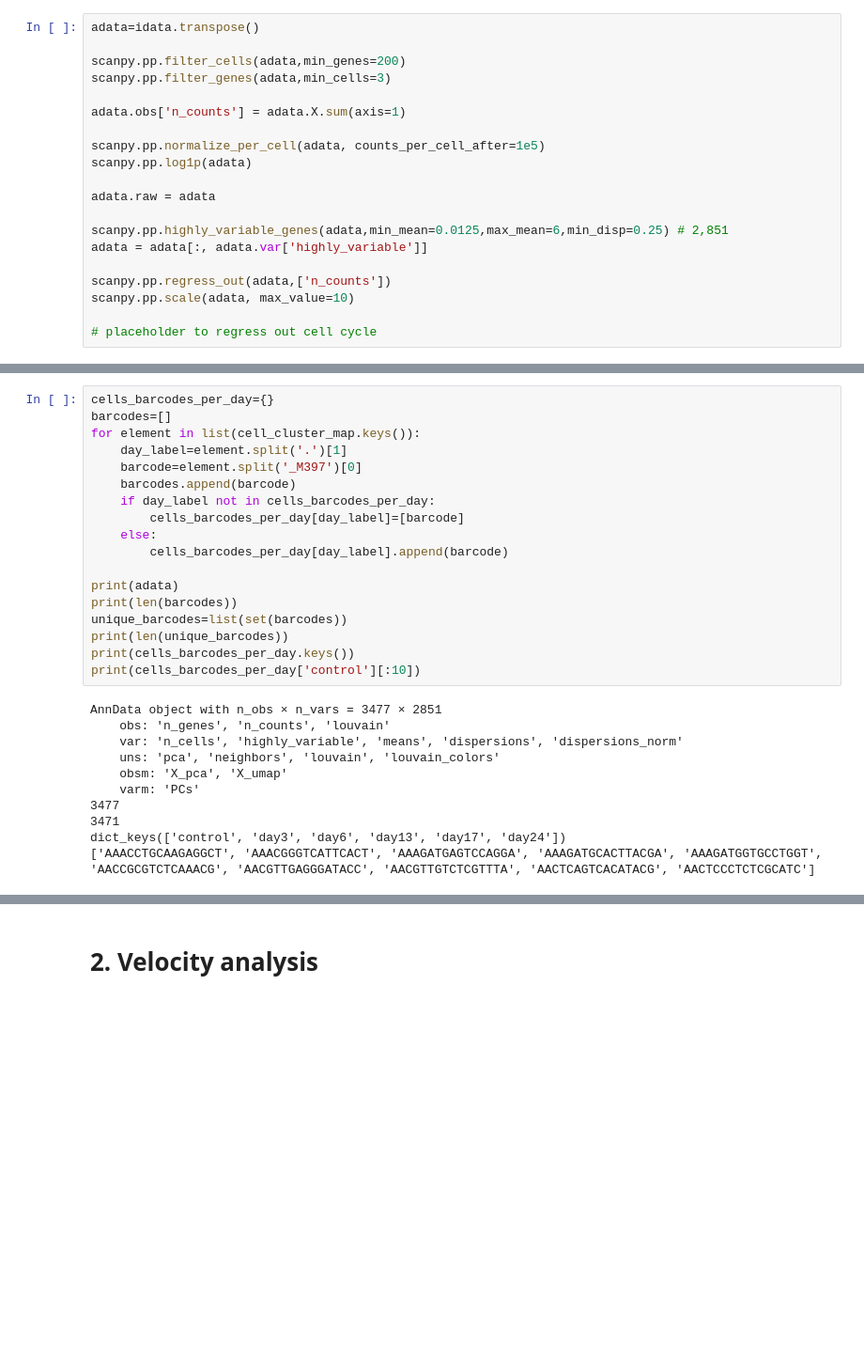
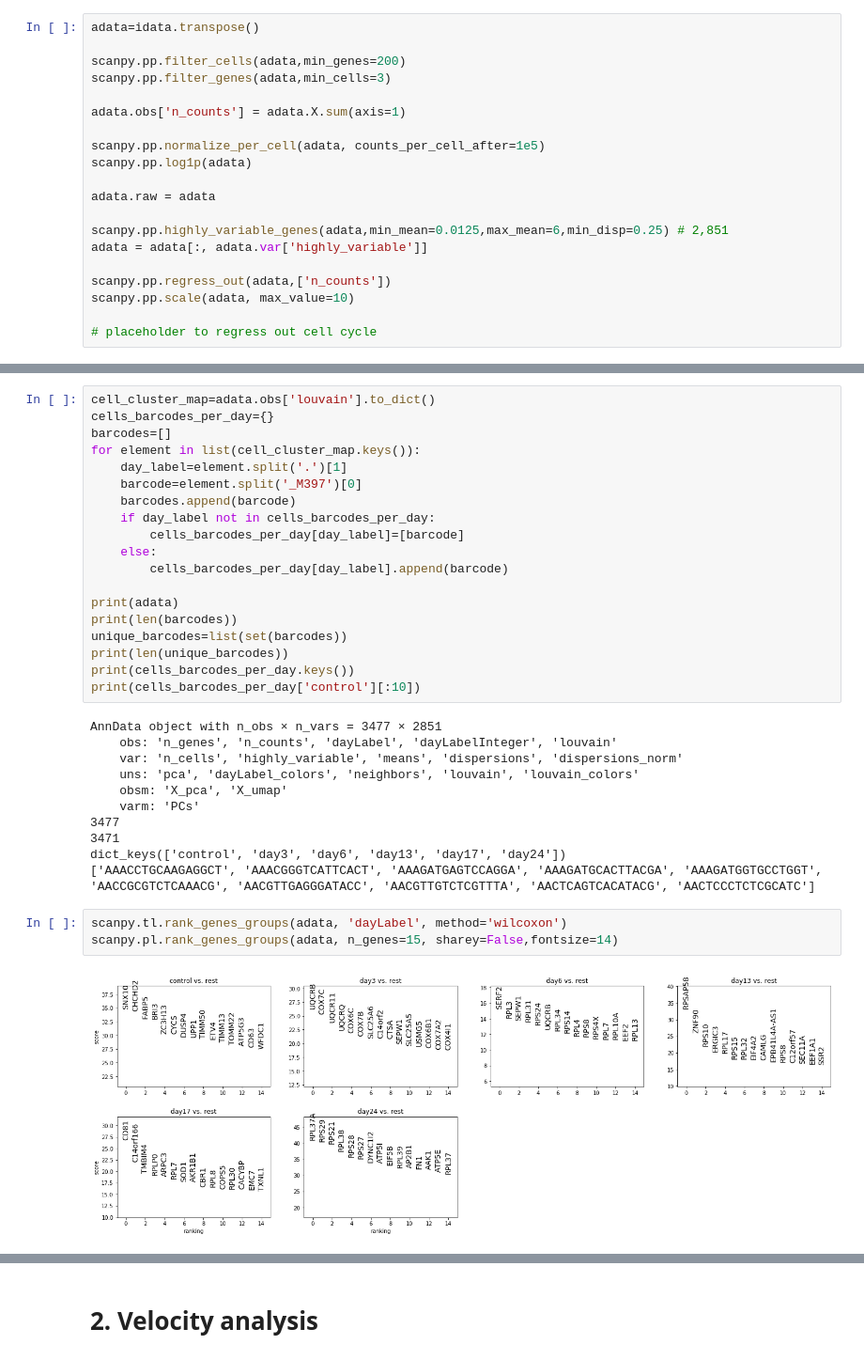
Before and after one commit to adelomana/malko, a Jupyter notebook: velocyto/vinicius_flow.ipynb, the cells around one changed output, grey strips where cells are left out. Shown at 94% size. Cells and saved outputs as stored; diff of their text form; blank space fills up the shorter version.

```diff
--- a/velocyto/vinicius_flow.ipynb
+++ b/velocyto/vinicius_flow.ipynb
@@ -36,4 +81,5 @@ scanpy.pl.umap(adata,color=['louvain'],palette='Set3')
 # %%
+cell_cluster_map=adata.obs['louvain'].to_dict()
 cells_barcodes_per_day={}
 barcodes=[]
 for element in list(cell_cluster_map.keys()):
@@ -53,12 +99,17 @@ print(cells_barcodes_per_day.keys())
 print(cells_barcodes_per_day['control'][:10])
 # %% [output]
 AnnData object with n_obs × n_vars = 3477 × 2851
-    obs: 'n_genes', 'n_counts', 'louvain'
+    obs: 'n_genes', 'n_counts', 'dayLabel', 'dayLabelInteger', 'louvain'
     var: 'n_cells', 'highly_variable', 'means', 'dispersions', 'dispersions_norm'
-    uns: 'pca', 'neighbors', 'louvain', 'louvain_colors'
+    uns: 'pca', 'dayLabel_colors', 'neighbors', 'louvain', 'louvain_colors'
     obsm: 'X_pca', 'X_umap'
     varm: 'PCs'
 3477
 3471
 dict_keys(['control', 'day3', 'day6', 'day13', 'day17', 'day24'])
 ['AAACCTGCAAGAGGCT', 'AAACGGGTCATTCACT', 'AAAGATGAGTCCAGGA', 'AAAGATGCACTTACGA', 'AAAGATGGTGCCTGGT', 'AACCGCGTCTCAAACG', 'AACGTTGAGGGATACC', 'AACGTTGTCTCGTTTA', 'AACTCAGTCACATACG', 'AACTCCCTCTCGCATC']
+# %%
+scanpy.tl.rank_genes_groups(adata, 'dayLabel', method='wilcoxon')
+scanpy.pl.rank_genes_groups(adata, n_genes=15, sharey=False,fontsize=14)
+# %% [output]
+[figure, added]
```
Also changed, not shown: parts of 32 cells of this notebook, 16 other files.
